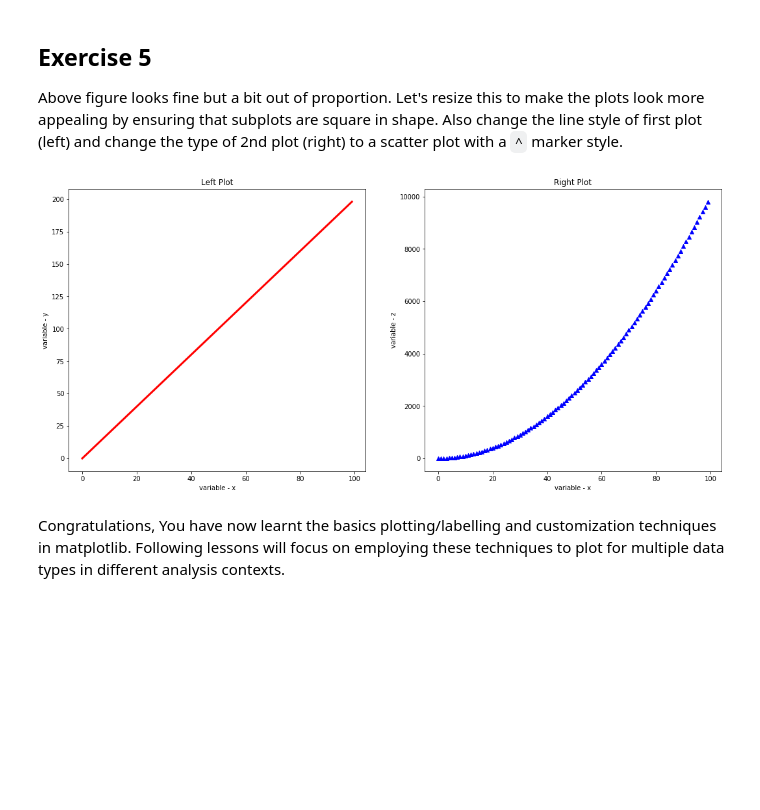
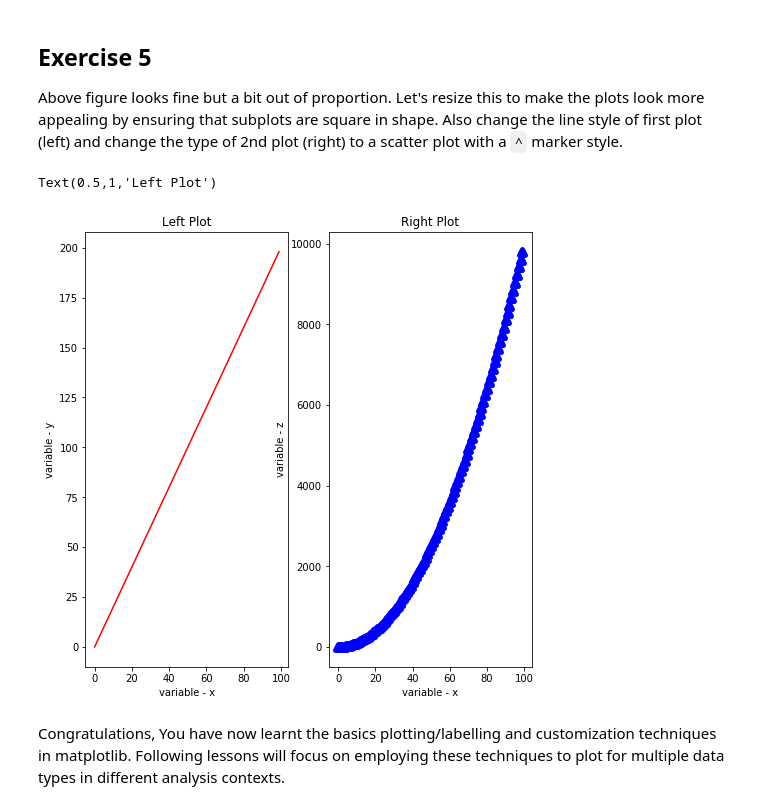
Before and after one commit to loisr/dsc-1-03-13-customizing-visualizations-with-matplotlib-lab-nyc-ds-career-012819, a Jupyter notebook: index.ipynb, the cells around one changed output. Cells and saved outputs as stored; diff of their text form; code cells hidden in the pictures; blank space fills up the shorter version.

```diff
--- a/index.ipynb
+++ b/index.ipynb
@@ -166,22 +166,23 @@ Text(0.5,1,'Left Plot')
 
 Above figure looks fine but a bit out of proportion. Let's resize this to make the plots look more appealing by ensuring that subplots are square in shape. Also change the line style of first plot (left) and change the type of 2nd plot (right) to a scatter plot with a `^` marker style.
 # %%
-new_figure = plt.figure(figsize=(8,8))
+new_figure = plt.figure(figsize=(8, squa))
 
 ax2 = new_figure.add_subplot(121)
 ax1 = new_figure.add_subplot(122)
 
-ax1.plot(x,z, color='blue', linewidth=5, linestyle = '-.')
+ax1.scatter(x,z, color='blue', linewidth=5, marker = '^')
 ax1.set_xlabel('variable - x')
 ax1.set_ylabel('variable - z')
 ax1.set_title("Right Plot")
 
 ax2.plot(x,y, color = 'red')
 ax2.set_xlabel('variable - x')
 ax2.set_ylabel('variable - y')
 ax2.set_title("Left Plot")
 # %% [output]
+Text(0.5,1,'Left Plot')
-[figure, old version]
+[figure, new version]
 # %% [markdown]
 Congratulations, You have now learnt the basics plotting/labelling and customization techniques in matplotlib. Following lessons will focus on employing these techniques to plot for multiple data types in different analysis contexts.
 # %% [markdown]
```
